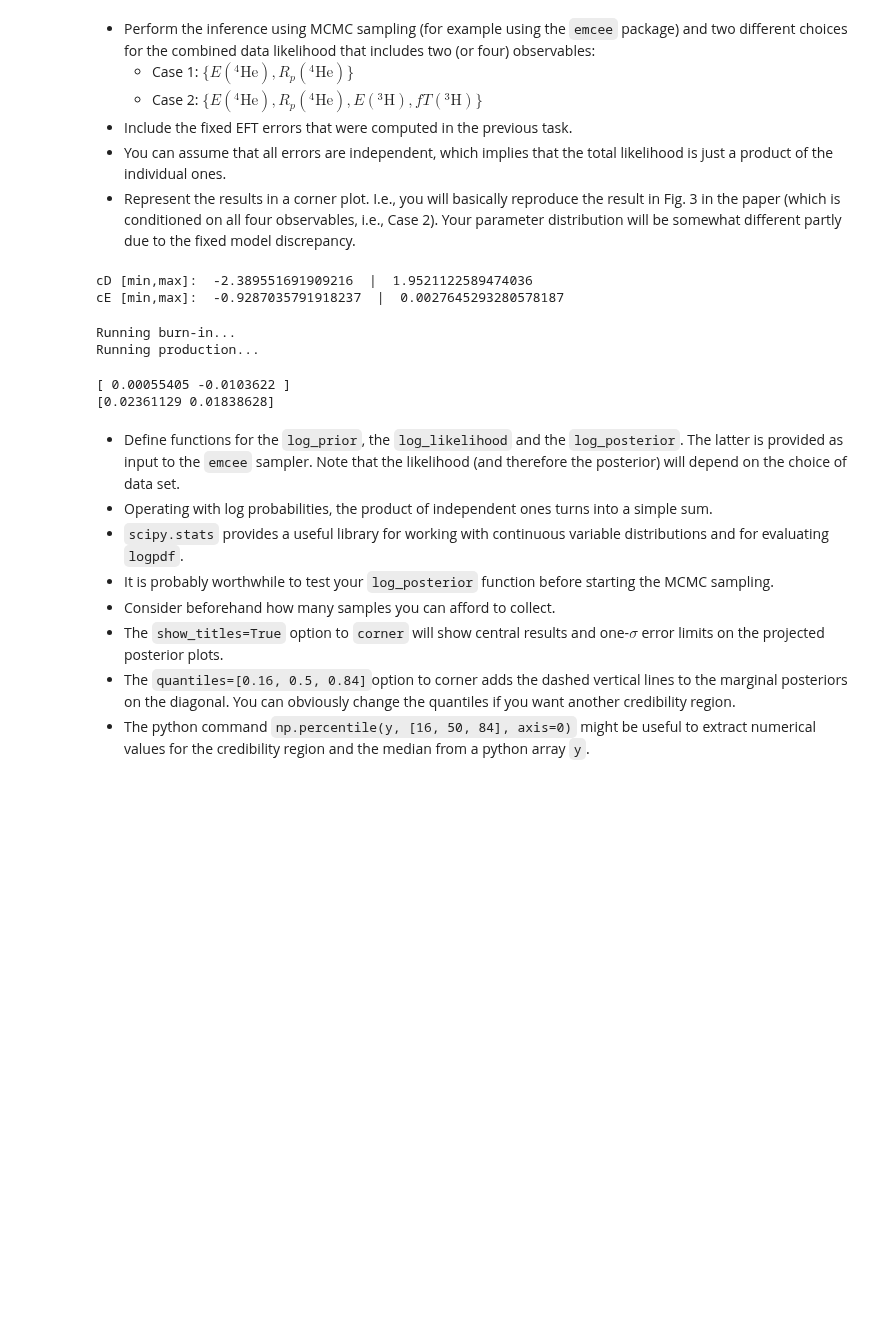
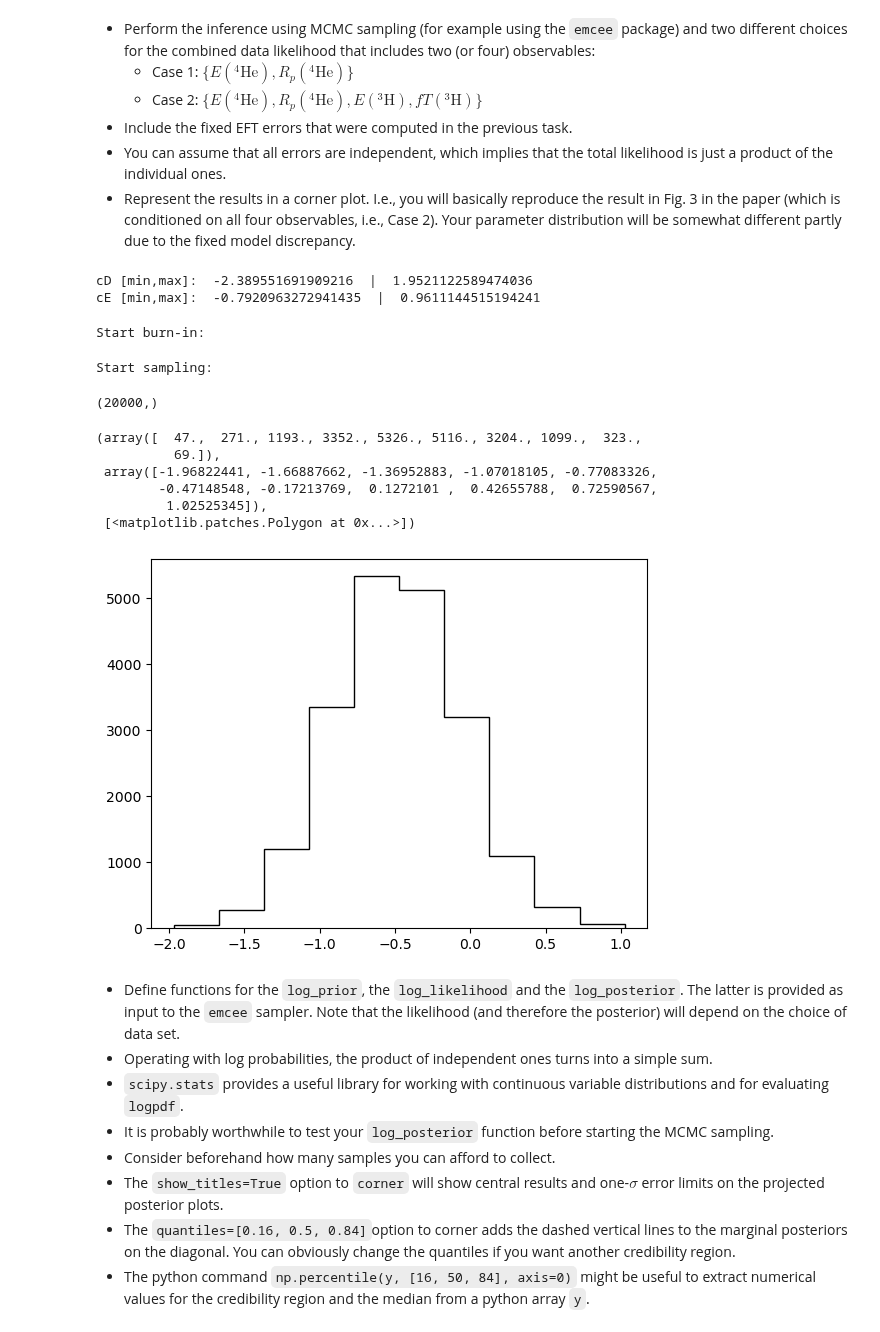
Before and after one commit to stach/lfd-project, a Jupyter notebook: Project1/project1.ipynb, the cells around one changed output. Saved outputs shown, nothing was run; the diff lists cells and outputs as text; code cells hidden in the pictures; blank space fills up the shorter version.

```diff
--- a/Project1/project1.ipynb
+++ b/Project1/project1.ipynb
@@ -236,9 +249,9 @@ def log_posterior(theta, ytheo, my, sigma):
 # https://prappleizer.github.io/Tutorials/MCMC/MCMC_Tutorial_Solution.html
 
 ndim = 2  # number of parameters in the model
-nwalkers = 10 # 50  # number of MCMC walkers
-nburn = 100 # 1000  # "burn-in" period to let chains stabilize
-nsteps = 500 # 10000  # number of MCMC steps to take
+nwalkers = 20 # number of MCMC walkers
+nburn = 1000 # 1000  # "burn-in" period to let chains stabilize
+nsteps = 1000 # 10000  # number of MCMC steps to take
 
 np.random.seed(2023)
 cD_start = 5 * np.random.rand(nwalkers,1) - 2.5
@@ -247,37 +260,37 @@ print("cD [min,max]: ", np.min(cD_start), " | ", np.max(cD_start))
 print("cE [min,max]: ", np.min(cE_start), " | ", np.max(cE_start))
 starting_guesses = np.array(list(zip(cD_start,cE_start))).squeeze()
 
-dataset1 = [[E4He_eval, Rp4He_eval],
-         [my_E4He, my_Rp4He],
-         [sigma_E4He_efterr, sigma_Rp4He_efterr]]
+dataset1 = [[my_E4He, my_Rp4He],
+            [sigma_E4He_efterr, sigma_Rp4He_efterr],
+            False]
 
-dataset2 = [[E4He_eval, Rp4He_eval, E3H_eval, fT3H_eval],
-         [my_E4He, my_Rp4He, my_E3H, my_fT3H],
-         [sigma_E4He_efterr, sigma_Rp4He_efterr, sigma_E3H_efterr, sigma_fT3H_efterr]]
+dataset2 = [[my_E4He, my_Rp4He, my_E3H, my_fT3H],
+            [sigma_E4He_efterr, sigma_Rp4He_efterr, sigma_E3H_efterr, sigma_fT3H_efterr],
+            True]
 # %% [output]
 cD [min,max]:  -2.389551691909216  |  1.9521122589474036
-cE [min,max]:  -0.9287035791918237  |  0.0027645293280578187
+cE [min,max]:  -0.7920963272941435  |  0.9611144515194241
 # %%
 def mcmc(starting_guesses,nwalkers,nsteps,nburn,ndim,lnprob,data):
     sampler = emcee.EnsembleSampler(nwalkers, ndim, lnprob, args=data)
 
-    print("Running burn-in...")
-    theta, _, _ = sampler.run_mcmc(starting_guesses, nburn)
+    print("Start burn-in:")
+    theta, _, _ = sampler.run_mcmc(starting_guesses, nburn, progress=True)
     sampler.reset()
 
-    print("Running production...")
-    pos, prob, state = sampler.run_mcmc(theta, nsteps)
+    print("Start sampling:")
+    pos, prob, state = sampler.run_mcmc(theta, nsteps, progress=True)
 
     return sampler, pos, prob, state
 # %%
 # Runtime ~ 1 minute
-res = mcmc(starting_guesses=starting_guesses,
-           nwalkers=nwalkers,
-           nsteps=nsteps,
-           nburn=nburn,
-           ndim=ndim,
-           lnprob=log_posterior,
-           data=dataset2)
+sampler, _, _, _ = mcmc(starting_guesses=starting_guesses,
+                   nwalkers=nwalkers,
+                   nsteps=nsteps,
+                   nburn=nburn,
+                   ndim=ndim,
+                   lnprob=log_posterior,
+                   data=dataset2)
 # %% [output]
-Running burn-in...
-Running production...
+Start burn-in:
+Start sampling:
@@ -286,9 +297,16 @@ a, b, c, d = res
-# %%
-print(np.mean(b, axis=0))
-print(np.std(b, axis=0))
-# %% [output]
-[ 0.00055405 -0.0103622 ]
-[0.02361129 0.01838628]
+# %%
+samples = sampler.get_chain(flat=True)
+print(samples[:,1].shape)
+plt.hist(samples[:,1], color="k", histtype="step")
+# %% [output]
+(20000,)
+(array([  47.,  271., 1193., 3352., 5326., 5116., 3204., 1099.,  323.,
+          69.]),
+ array([-1.96822441, -1.66887662, -1.36952883, -1.07018105, -0.77083326,
+        -0.47148548, -0.17213769,  0.1272101 ,  0.42655788,  0.72590567,
+         1.02525345]),
+ [<matplotlib.patches.Polygon at 0x...>])
+[figure, added]
 # %% [markdown]
 * Define functions for the `log_prior`, the `log_likelihood` and the `log_posterior`. The latter is provided as input to the `emcee` sampler. Note that the likelihood (and therefore the posterior) will depend on the choice of data set.
 * Operating with log probabilities, the product of independent ones turns into a simple sum.
```
Also changed, not shown: parts of 7 cells of this notebook.
